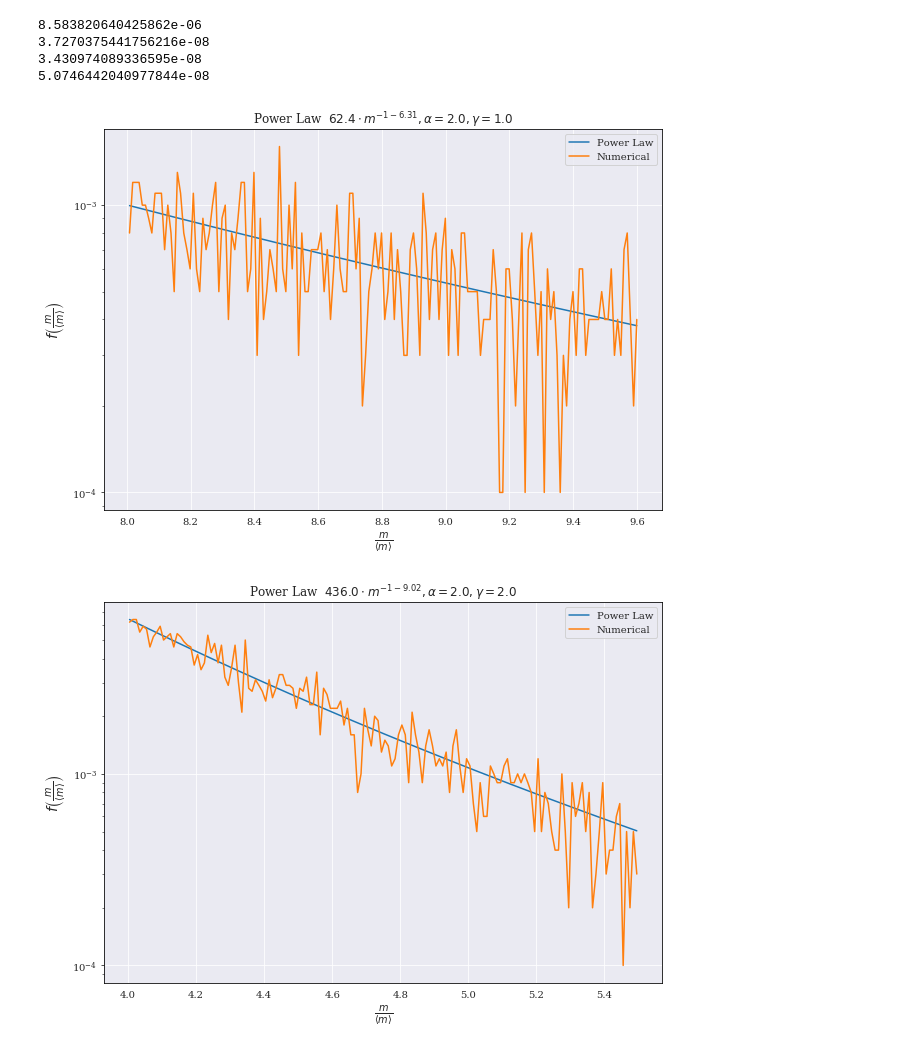
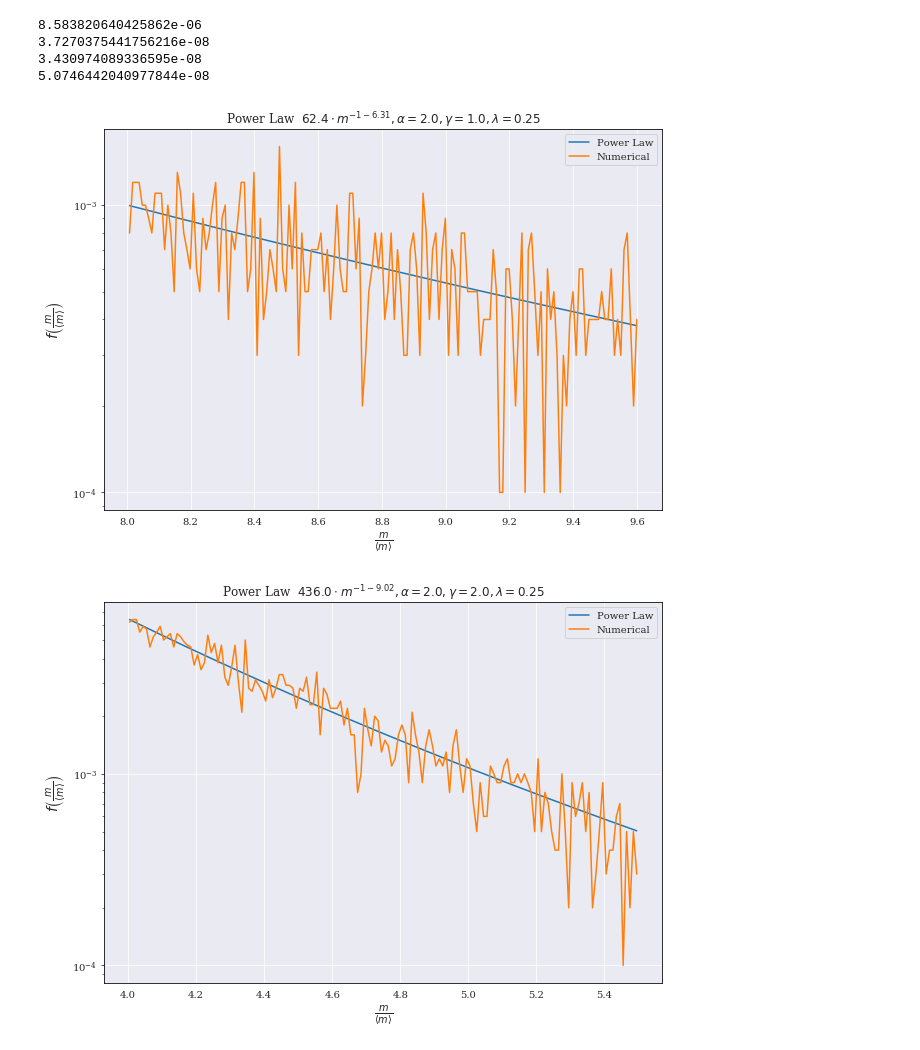
Before and after one commit to marbjo/FYS4150, a Jupyter notebook: Project5/proj5notebook.ipynb, the cells around one changed output. Saved outputs shown, nothing was run; the diff lists cells and outputs as text; code cells hidden in the pictures.

```diff
--- a/Project5/proj5notebook.ipynb
+++ b/Project5/proj5notebook.ipynb
@@ -669,20 +741,20 @@ plt.show()
 # %% [markdown]
 NOW WITH SAVING
 # %%
-binVals_1000_25_10_00 = np.load('parte_1000_25_10_00_BinVals.npz')
-binVals_1000_25_10_10 = np.load('parte_1000_25_10_10_BinVals.npz')
-binVals_1000_25_10_20 = np.load('parte_1000_25_10_20_BinVals.npz')
-binVals_1000_25_10_30 = np.load('parte_1000_25_10_30_BinVals.npz')
-binVals_1000_25_10_40 = np.load('parte_1000_25_10_40_BinVals.npz')
+binVals_1000_25_10_00 = np.load('data/parte_1000_25_10_00_BinVals.npz')
+binVals_1000_25_10_10 = np.load('data/parte_1000_25_10_10_BinVals.npz')
+binVals_1000_25_10_20 = np.load('data/parte_1000_25_10_20_BinVals.npz')
+binVals_1000_25_10_30 = np.load('data/parte_1000_25_10_30_BinVals.npz')
+binVals_1000_25_10_40 = np.load('data/parte_1000_25_10_40_BinVals.npz')
 
-binVals_1000_25_20_00 = np.load('parte_1000_25_20_00_BinVals.npz')
-binVals_1000_25_20_10 = np.load('parte_1000_25_20_10_BinVals.npz')
-binVals_1000_25_20_20 = np.load('parte_1000_25_10_20_BinVals.npz')
-binVals_1000_25_20_30 = np.load('parte_1000_25_10_30_BinVals.npz')
-binVals_1000_25_20_40 = np.load('parte_1000_25_10_40_BinVals.npz')
+binVals_1000_25_20_00 = np.load('data/parte_1000_25_20_00_BinVals.npz')
+binVals_1000_25_20_10 = np.load('data/parte_1000_25_20_10_BinVals.npz')
+binVals_1000_25_20_20 = np.load('data/parte_1000_25_10_20_BinVals.npz')
+binVals_1000_25_20_30 = np.load('data/parte_1000_25_10_30_BinVals.npz')
+binVals_1000_25_20_40 = np.load('data/parte_1000_25_10_40_BinVals.npz')
 
 
-binParams = np.load('parte_1000_25_10_00_BinParams.npz')
+binParams = np.load('data/parte_1000_25_10_00_BinParams.npz')
 # %%
 #had to increase transactions to 1e6. save time with mc= 1e3. not ideal but otherwise this would take 1000 years
 #to run
@@ -776,27 +880,27 @@ print(err40)
 # %%
 fig, ax = plt.subplots(figsize = (10,7))
 ax.semilogy(binX[800:960], powerlaw(binX, popt10[0], popt10[1])[800:960], label = 'Power Law')
 ax.semilogy(binX[800:960], plotBins_1000_25_20_10[800:960], label = 'Numerical')
-ax.set_title(r"Power Law  $%.1f \cdot m^{-1-%.2f}, \alpha = 2.0, \gamma = 1.0$" %(popt10[0],popt10[1]))
+ax.set_title(r"Power Law  $%.1f \cdot m^{-1-%.2f}, \alpha = 2.0, \gamma = 1.0, \lambda = 0.25$" %(popt10[0],popt10[1]))
 ax.set_xlabel(r'$\frac {m} {\langle m \rangle}$', fontsize = 14)
 ax.set_ylabel(r'$f \left( \frac {m} {\langle m \rangle} \right)$', fontsize = 14)
 ax.legend(loc = 'upper right')
 #ax.set_ylim(1e-6, 5*1e-3)
 plt.show()
 # %% [output]
-[figure, old version]
+[figure, new version]
 # %%
 fig, ax = plt.subplots(figsize = (10,7))
 ax.semilogy(binX[400:550], powerlaw(binX, popt20[0], popt20[1])[400:550], label = 'Power Law')
 ax.semilogy(binX[400:550], plotBins_1000_25_20_20[400:550], label = 'Numerical')
-ax.set_title(r"Power Law  $%.1f \cdot m^{-1-%.2f}, \alpha = 2.0, \gamma = 2.0$" %(popt20[0],popt20[1]))
+ax.set_title(r"Power Law  $%.1f \cdot m^{-1-%.2f}, \alpha = 2.0, \gamma = 2.0, \lambda = 0.25$" %(popt20[0],popt20[1]))
 ax.set_xlabel(r'$\frac {m} {\langle m \rangle}$', fontsize = 14)
 ax.set_ylabel(r'$f \left( \frac {m} {\langle m \rangle} \right)$', fontsize = 14)
 ax.legend(loc = 'upper right')
 #ax.set_ylim(1e-6, 5*1e-3)
 plt.show()
 # %% [output]
-[figure, old version]
+[figure, new version]
 # %%
 fig, ax = plt.subplots(figsize = (10,7))
 ax.semilogy(binX[400:550], powerlaw(binX, popt30[0], popt30[1])[400:550], label = 'Power Law')
```
Also changed, not shown: parts of 16 cells of this notebook, 6 other files.
